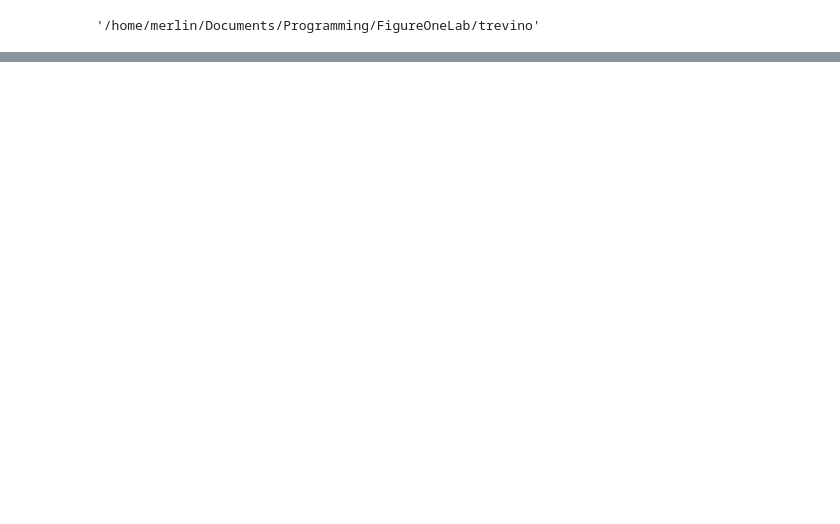
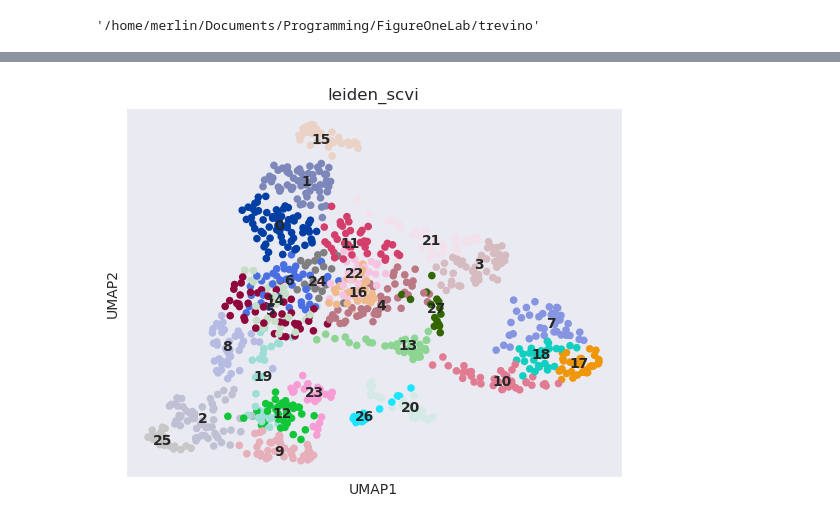
Before and after one commit to MerlinDassanayake/FigureOneLab, a Jupyter notebook: trevino/231226_trevino_anndata.ipynb, the cells around one changed output, grey strips where cells are left out. Saved outputs shown, nothing was run; the diff lists cells and outputs as text; code cells hidden in the pictures; blank space fills up the shorter version.

```diff
--- a/trevino/231226_trevino_anndata.ipynb
+++ b/trevino/231226_trevino_anndata.ipynb
@@ -146,6 +159,8 @@ sc.pl.umap(adata, color=['leiden_scvi'], legend_loc='on data')
 # %%
 %%time
-sc.pp.neighbors(adata, use_rep='X_scvi', key_added='neighbors_scvi', n_neighbors=20)
-sc.tl.leiden(adata, neighbors_key='neighbors_scvi', key_added='leiden_scvi', resolution=3)
-sc.tl.umap(adata, neighbors_key='neighbors_scvi')
-sc.pl.umap(adata, color=['leiden_scvi'], legend_loc='on data')
+sc.pp.neighbors(adata_dev, use_rep='X_scvi', key_added='neighbors_scvi', n_neighbors=20)
+sc.tl.leiden(adata_dev, neighbors_key='neighbors_scvi', key_added='leiden_scvi', resolution=3)
+sc.tl.umap(adata_dev, neighbors_key='neighbors_scvi')
+sc.pl.umap(adata_dev, color=['leiden_scvi'], legend_loc='on data')
+# %% [output]
+[figure, added]
```
Also changed, not shown: parts of 17 cells of this notebook, 1 other file.
